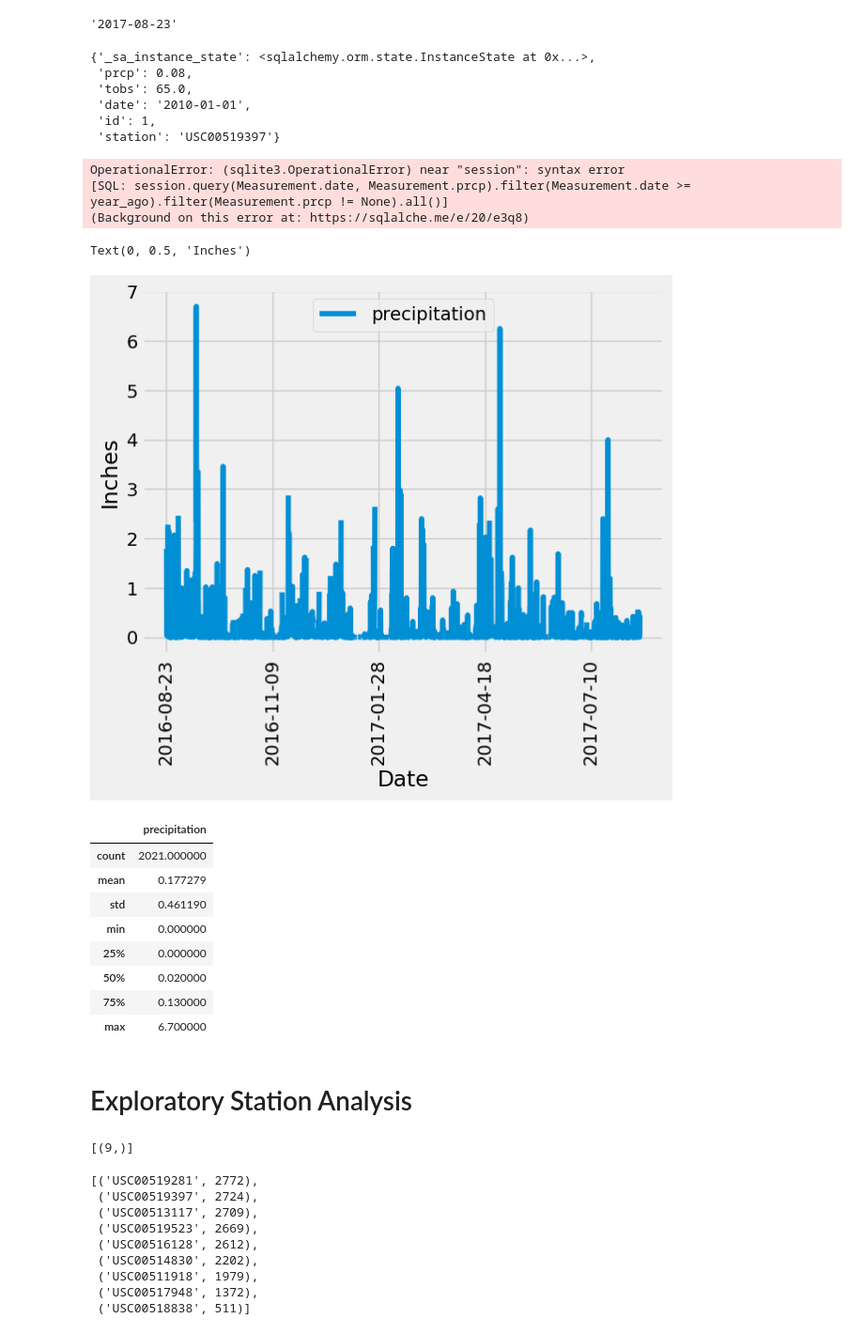
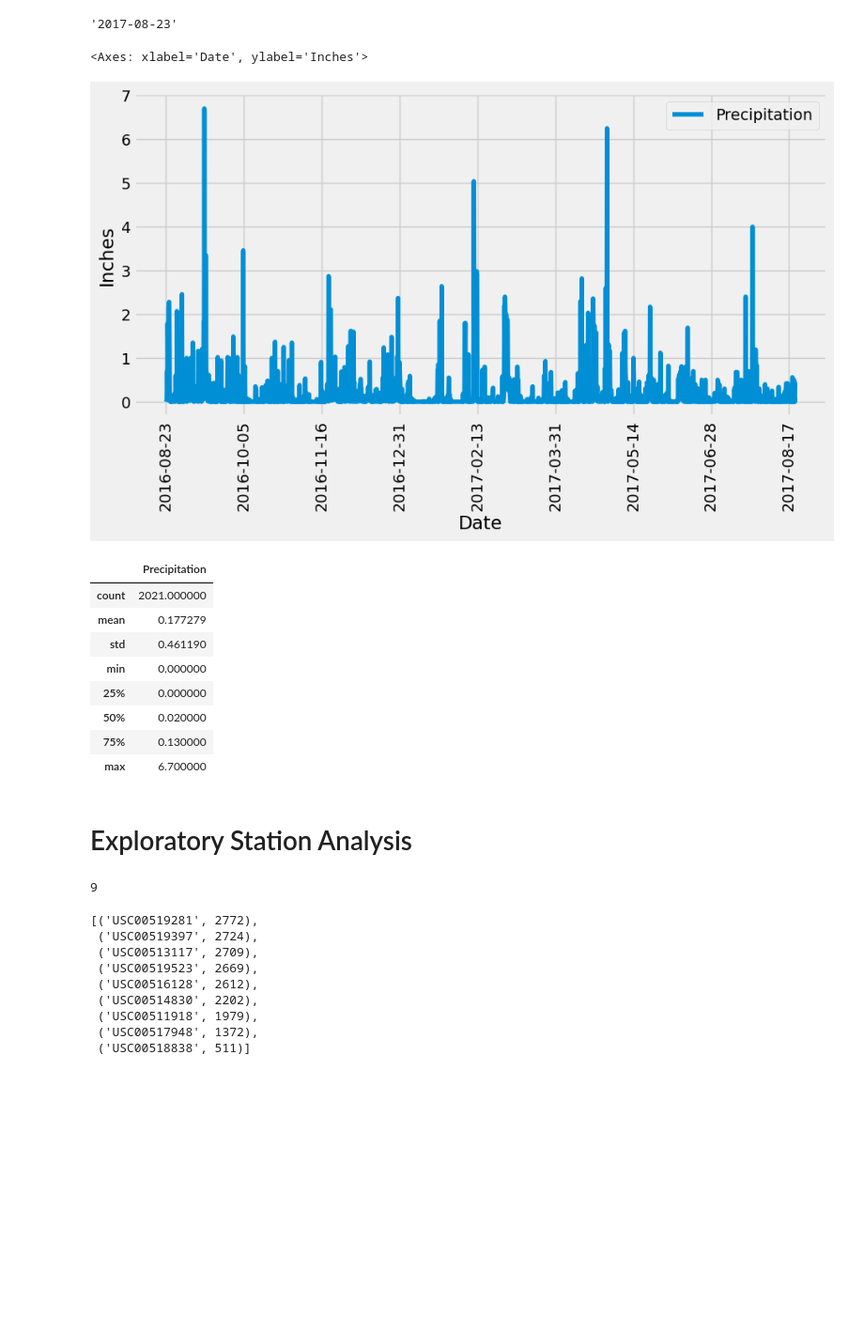
Before and after one commit to Sorted-Filtered/sqlalchemy-challenge, a Jupyter notebook: FlameOn/climate_starter.ipynb, the cells around one changed output. Shown at 94% size. Saved outputs shown, nothing was run; the diff lists cells and outputs as text; code cells hidden in the pictures; blank space fills up the shorter version.

```diff
--- a/FlameOn/climate_starter.ipynb
+++ b/FlameOn/climate_starter.ipynb
@@ -40,52 +40,40 @@ session = Session(engine)
 # Exploratory Precipitation Analysis
 # %%
 # Find the most recent date in the data set.
-first_row_date = session.query(Measurement.date).order_by(Measurement.date.desc()).first()
+first_row_date = session.query(Measurement.date).\
+    order_by(Measurement.date.desc()).first()
 first_row_date[0]
 # %% [output]
 '2017-08-23'
-# %%
-first_row_ses = session.query(Measurement).first()
-first_row_ses.__dict__
-# %% [output]
-{'_sa_instance_state': <sqlalchemy.orm.state.InstanceState at 0x...>,
- 'prcp': 0.08,
- 'tobs': 65.0,
- 'date': '2010-01-01',
- 'id': 1,
- 'station': 'USC00519397'}
-# %%
-rain_date = "session.query(Measurement.date, Measurement.prcp).filter(Measurement.date >= year_ago).filter(Measurement.prcp != None).all()"
-rain_df = pd.read_sql_query(rain_date, engine)
-rain_df.head()
-# %% [output]
-OperationalError: (sqlite3.OperationalError) near "session": syntax error
-[SQL: session.query(Measurement.date, Measurement.prcp).filter(Measurement.date >= year_ago).filter(Measurement.prcp != None).all()]
-(Background on this error at: https://sqlalche.me/e/20/e3q8)
 # %%
 # Design a query to retrieve the last 12 months of precipitation data and plot the results.
 # Starting from the most recent data point in the database.
 
 # Calculate the date one year from the last date in data set.
-year_ago = dt.datetime.strptime(first_row_date[0], '%Y-%m-%d').date()-dt.timedelta(weeks=52)
+year_ago = dt.datetime.strptime(first_row_date[0], '%Y-%m-%d').date()-dt.timedelta(days=365)
 
 # Perform a query to retrieve the data and precipitation scores
-rain_date = session.query(Measurement.date, Measurement.prcp)
+rain_date = session.query(Measurement.date, Measurement.prcp).\
+    filter(Measurement.date >= year_ago).\
+    filter(Measurement.prcp != 'None').all()
 
 # Save the query results as a Pandas DataFrame. Explicitly set the column names
-
+rain_df = pd.DataFrame(rain_date)
+rain_df = rain_df.rename(columns={"date":"Date", "prcp":"Precipitation"})
 
 # Sort the dataframe by date
-
+sort_rain_df = rain_df.sort_values(by="Date")
 
 # Use Pandas Plotting with Matplotlib to plot the data
+sort_rain_df.plot(x="Date", y="Precipitation", ylabel="Inches", figsize=(10,5), rot=90)
 # %% [output]
-Text(0, 0.5, 'Inches')
+<Axes: xlabel='Date', ylabel='Inches'>
-[figure, old version]
+[figure, new version]
 # %%
 # Use Pandas to calculate the summary statistics for the precipitation data
+sort_rain_df.describe()
 # %% [output]
-|  | precipitation |
+|  | Precipitation |
 | count | 2021.000000 |
 | mean | 0.177279 |
 | std | 0.461190 |
@@ -98,8 +86,10 @@ Text(0, 0.5, 'Inches')
 # Exploratory Station Analysis
 # %%
 # Design a query to calculate the total number of stations in the dataset
+total_stations = session.query(Station.station).distinct().count()
+print(total_stations)
 # %% [output]
-[(9,)]
+9
 # %%
 # Design a query to find the most active stations (i.e. which stations have the most rows?)
 # List the stations and their counts in descending order.
```
Also changed, not shown: parts of 4 cells of this notebook.
